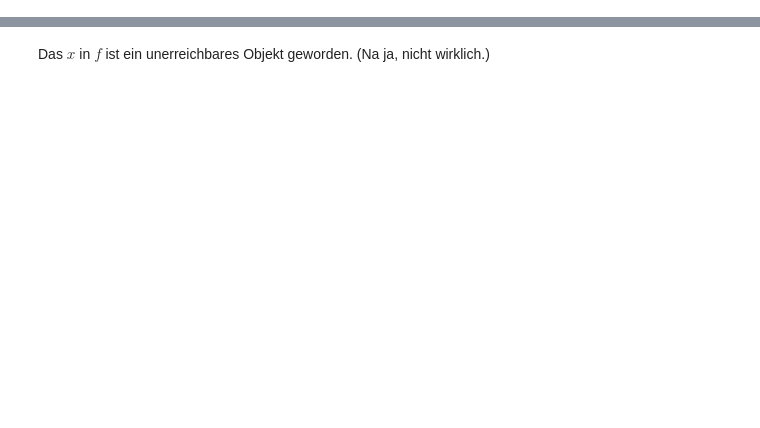
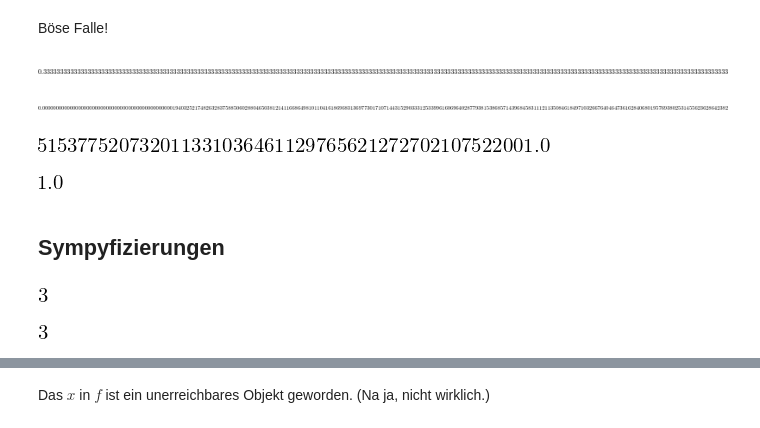
Before and after one commit to Ruediger-Braun/compana16, a Jupyter notebook: Lektion01.ipynb, the cells around one changed output, grey strips where cells are left out. Drawn from its saved outputs; the diff is of its cells as text; code cells hidden in the pictures; blank space fills up the shorter version.

```diff
--- a/Lektion01.ipynb
+++ b/Lektion01.ipynb
@@ -43,2 +83,10 @@ a*b
+# %% [markdown]
+Böse Falle!
+# %%
+N(Rational(1,3), 200)
+# %% [output]
+[figure, added]
 # %%
-N(Rational(1, 3), 100)**1000 * a
+N(Rational(1,3), 200)**100
+# %% [output]
+[figure, added]
@@ -54,2 +93,20 @@ print(N(pi, 1000))
+# %%
+N(3**100, 200)
+# %% [output]
+[figure, added]
+# %%
+N(Rational(1,3), 200)**100 * 3**100
+# %% [output]
+[figure, added]
+# %% [markdown]
+## Sympyfizierungen
+# %%
+3
+# %% [output]
+[figure, added]
+# %%
+S(3)
+# %% [output]
+[figure, added]
 # %%
 S(1)/3
```
Also changed, not shown: parts of 79 cells of this notebook.
